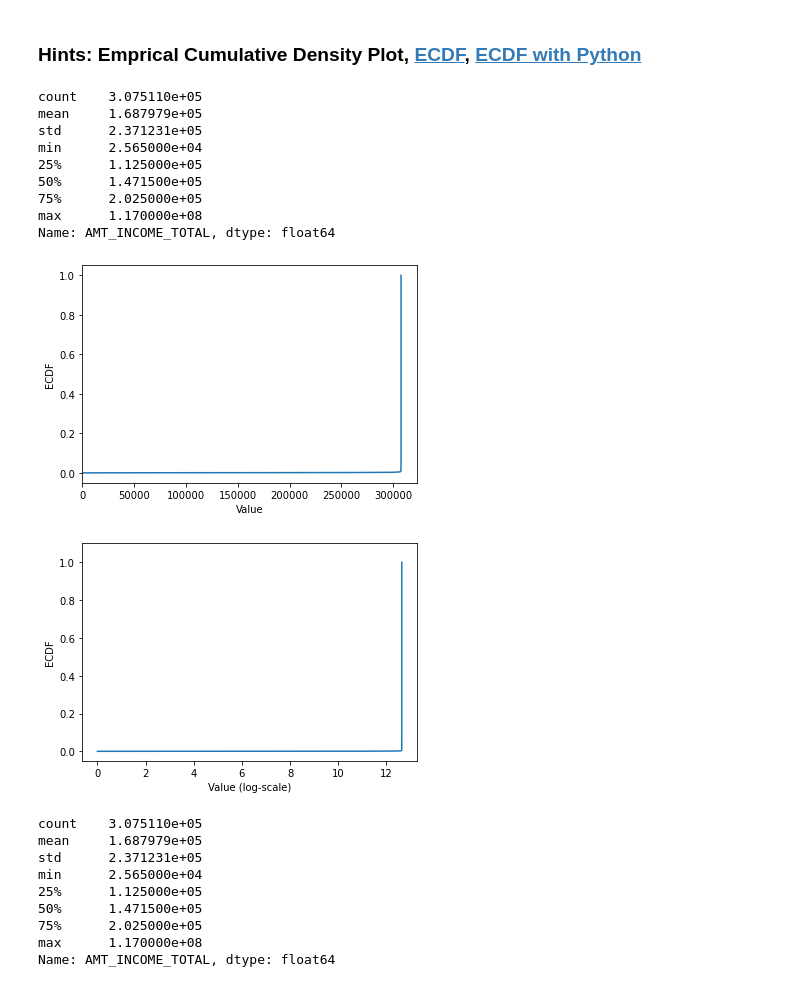
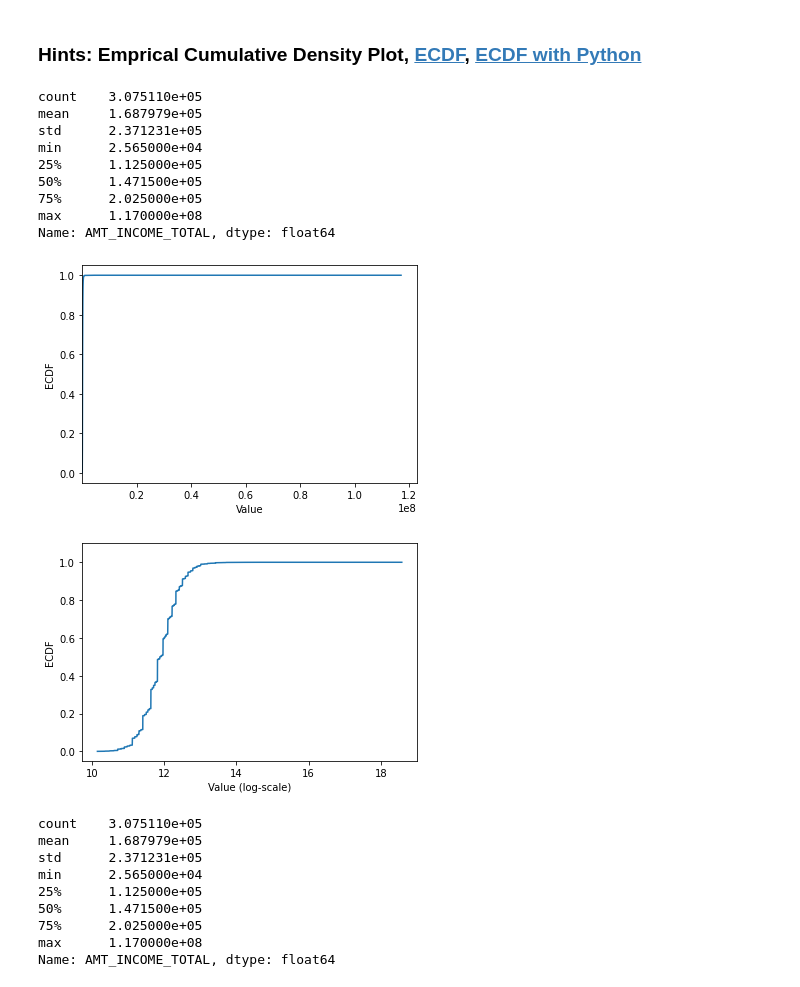
Before and after one commit to popogeee/100Day_ML, a Jupyter notebook: Day_009_HW.ipynb, the cells around one changed output. Drawn from its saved outputs; the diff is of its cells as text; code cells hidden in the pictures.

```diff
--- a/Day_009_HW.ipynb
+++ b/Day_009_HW.ipynb
@@ -112,37 +93,37 @@ print(app_train['AMT_INCOME_TOTAL'].describe())
 """
 YOUR CODE HERE
 """
-cdf = app_train['AMT_INCOME_TOTAL'].sort_values().reset_index(drop=True)
+cdf = app_train['AMT_INCOME_TOTAL'].value_counts().sort_index().cumsum()
 
 
 plt.plot(list((cdf.index)+1), cdf/cdf.max())
 plt.xlabel('Value')
 plt.ylabel('ECDF')
 plt.xlim([cdf.index.min(), cdf.index.max() * 1.05]) # 限制顯示圖片的範圍
 plt.ylim([-0.05,1.05]) # 限制顯示圖片的範圍
 
 plt.show()
 
 # 改變 y 軸的 Scale, 讓我們可以正常檢視 ECDF
 plt.plot(np.log(list((cdf.index)+1)), cdf/cdf.max())
 plt.xlabel('Value (log-scale)')
 plt.ylabel('ECDF')
 
 plt.ylim([-0.05,1.1]) # 限制顯示圖片的範圍
 
 plt.show()
 # %% [output]
 count    3.075110e+05
 mean     1.687979e+05
 std      2.371231e+05
 min      2.565000e+04
 25%      1.125000e+05
 50%      1.471500e+05
 75%      2.025000e+05
 max      1.170000e+08
 Name: AMT_INCOME_TOTAL, dtype: float64
-[figure, old version]
+[figure, new version]
-[figure, old version]
+[figure, new version]
 # %%
 print(app_train['AMT_INCOME_TOTAL'].describe())
 # %% [output]
```
Also changed, not shown: parts of 4 cells of this notebook.
